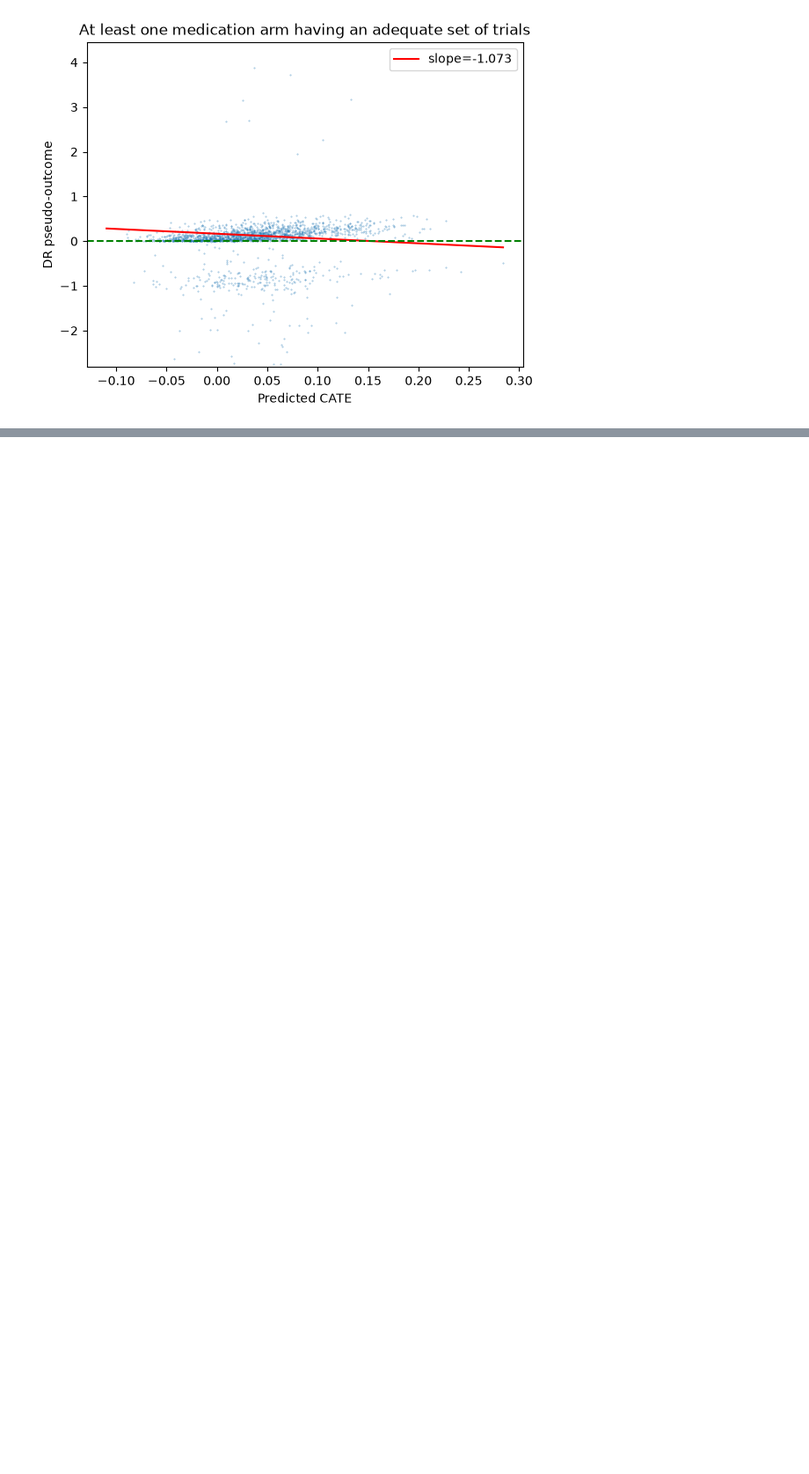
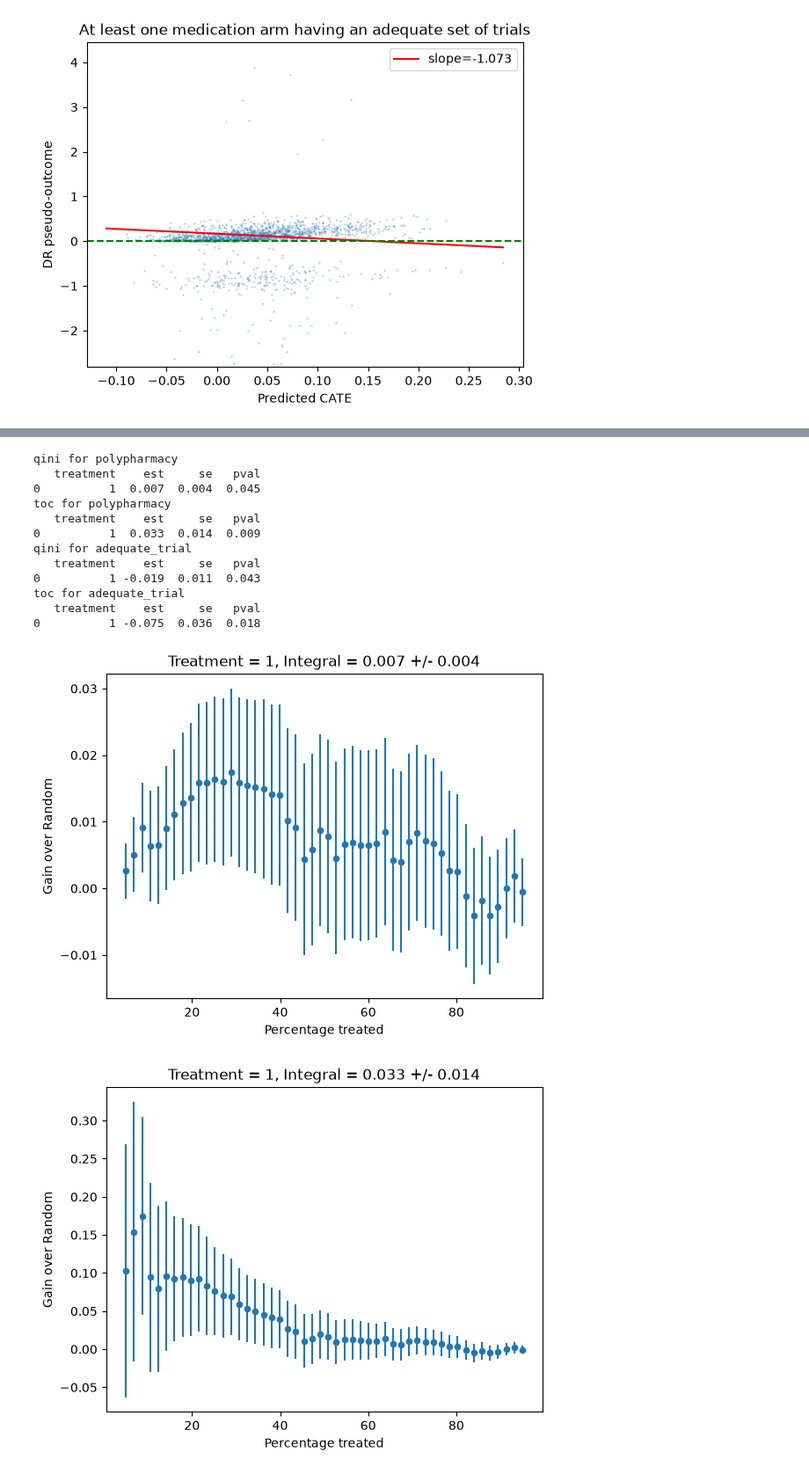
Before and after one commit to Pirate-Hunter-Zoro/Atlas, a Jupyter notebook: research/TRD-EHR/notebooks/causal_random_forest.ipynb, the cells around one changed output, grey strips where cells are left out. Shown at 88% size. Saved outputs shown, nothing was run; the diff lists cells and outputs as text; code cells hidden in the pictures; blank space fills up the shorter version.

Commit message:
causal forest

```diff
--- a/research/TRD-EHR/notebooks/causal_random_forest.ipynb
+++ b/research/TRD-EHR/notebooks/causal_random_forest.ipynb
@@ -394,0 +398,38 @@ for treatment in SURVIVING_TREATMENTS:
+# %%
+qini_results = {}
+toc_results = {}
+for treatment in SURVIVING_TREATMENTS:
+    tester = dr_testers[treatment]
+    # Obtain doubly robust estimates of treatment effect and compare with CATE values from causal random forest
+    qini_results[treatment] = tester.evaluate_uplift(
+        metric='qini',
+        Xval=X_encoded_test,
+        Xtrain=X_encoded_train
+    )
+    print(f"qini for {treatment}")
+    print(qini_results[treatment].summary())
+    qini_results[treatment].plot_uplift(tmt=1).figure.savefig(save_folder / f"qini_{treatment}", bbox_inches='tight')
+
+    toc_results[treatment] = tester.evaluate_uplift(
+        metric='toc',
+        Xval=X_encoded_test,
+        Xtrain=X_encoded_train
+    )
+    print(f"toc for {treatment}")
+    print(toc_results[treatment].summary())
+    toc_results[treatment].plot_uplift(tmt=1).figure.savefig(save_folder / f"toc_{treatment}", bbox_inches='tight')
+# %% [output]
+qini for polypharmacy
+   treatment    est     se   pval
+0          1  0.007  0.004  0.045
+toc for polypharmacy
+   treatment    est     se   pval
+0          1  0.033  0.014  0.009
+qini for adequate_trial
+   treatment    est     se   pval
+0          1 -0.019  0.011  0.043
+toc for adequate_trial
+   treatment    est     se   pval
+0          1 -0.075  0.036  0.018
+[figure, added]
+[figure, added]
```
Also changed, not shown: parts of 5 cells of this notebook, 1 other file.
